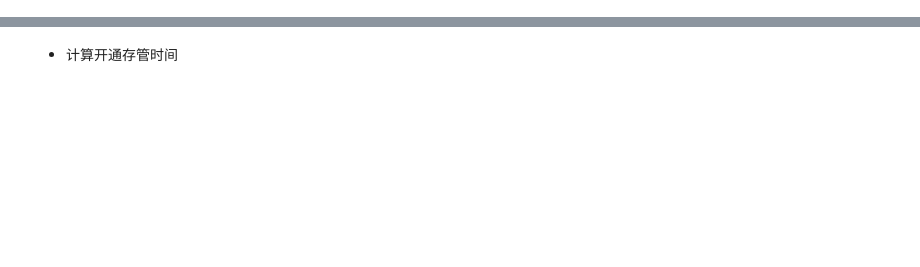
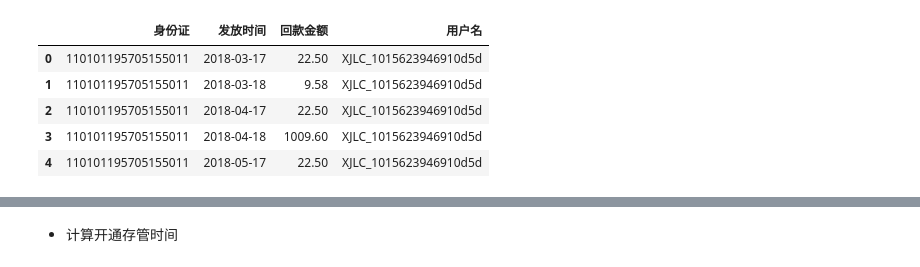
Before and after one commit to junzhu-github/python_code, a Jupyter notebook: Jupyter/大额用户-12月.ipynb, the cells around one changed output, grey strips where cells are left out. Cells and saved outputs as stored; diff of their text form; code cells hidden in the pictures; blank space fills up the shorter version.

```diff
--- a/Jupyter/大额用户-12月.ipynb
+++ b/Jupyter/大额用户-12月.ipynb
@@ -13,11 +13,11 @@ mpl.rcParams['axes.unicode_minus'] = False # 解决保存图像是负号'-'显
 # %%
-with pd.ExcelFile(r"D:\小鸡理财\百度云同步盘\小鸡理财\数据报告\用户类报告\大额用户\12月版本\大额用户.xlsx") as xlsx:
-    df_kt = pd.read_excel(xlsx,'存管开通')
+with pd.ExcelFile(r"C:\百度云同步盘\小鸡理财\数据报告\用户类报告\大额用户\12月版本\大额用户1.xlsx") as xlsx:
+#     df_kt = pd.read_excel(xlsx,'存管开通')
     df_md = pd.read_excel(xlsx,'名单')
-    df_cg_tz = pd.read_excel(xlsx,'存管投资')
-    df_cg_zht = pd.read_excel(xlsx,'智慧投')
-    df_jd_tz = pd.read_excel(xlsx,'经典投资')
-    df_jd_hk = pd.read_excel(xlsx,'经典回款')
-    df_jd_cz = pd.read_excel(xlsx,'经典充值')
-    df_cg_cz = pd.read_excel(xlsx,'存管充值')
-    df_cg_hk = pd.read_excel(xlsx,'存管回款')
+    df_tz = pd.read_excel(xlsx,'投资')
+#     df_cg_zht = pd.read_excel(xlsx,'智慧投')
+#     df_jd_tz = pd.read_excel(xlsx,'经典投资')
+    df_hk = pd.read_excel(xlsx,'经典回款')
+#     df_jd_cz = pd.read_excel(xlsx,'经典充值')
+    df_cz = pd.read_excel(xlsx,'充值')
+#     df_cg_hk = pd.read_excel(xlsx,'存管回款')
@@ -23,0 +26,7 @@ with pd.ExcelFile(r"D:\小鸡理财\百度云同步盘\小鸡理财\数据报告
+# %%
+df_hk['身份证'] = df_hk['身份证'].str.upper()
+df_md['身份证'] = df_md['身份证'].str.upper()
+# %%
+df_hk = pd.merge(df_hk,df_md,
+                on = '身份证',
+                how='left')
@@ -23,0 +37,11 @@ with pd.ExcelFile(r"D:\小鸡理财\百度云同步盘\小鸡理财\数据报告
+# %%
+df_hk = df_hk.loc[df_hk['用户名'].notnull()]
+# %%
+df_hk.head()
+# %% [output]
+|  | 身份证 | 发放时间 | 回款金额 | 用户名 |
+| 0 | 110101195705155011 | 2018-03-17 | 22.50 | XJLC_1015623946910d5d |
+| 1 | 110101195705155011 | 2018-03-18 | 9.58 | XJLC_1015623946910d5d |
+| 2 | 110101195705155011 | 2018-04-17 | 22.50 | XJLC_1015623946910d5d |
+| 3 | 110101195705155011 | 2018-04-18 | 1009.60 | XJLC_1015623946910d5d |
+| 4 | 110101195705155011 | 2018-05-17 | 22.50 | XJLC_1015623946910d5d |
```
Also changed, not shown: parts of 96 cells of this notebook, 11 other files.
